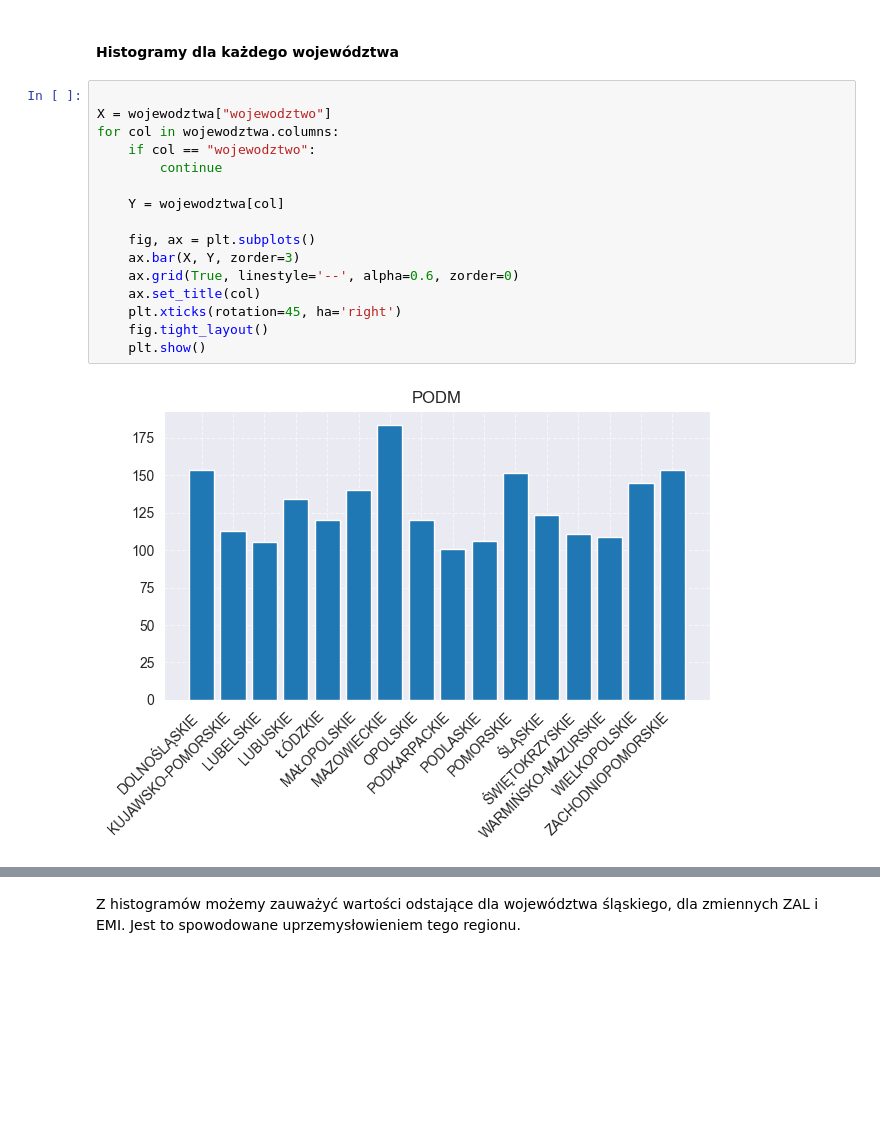
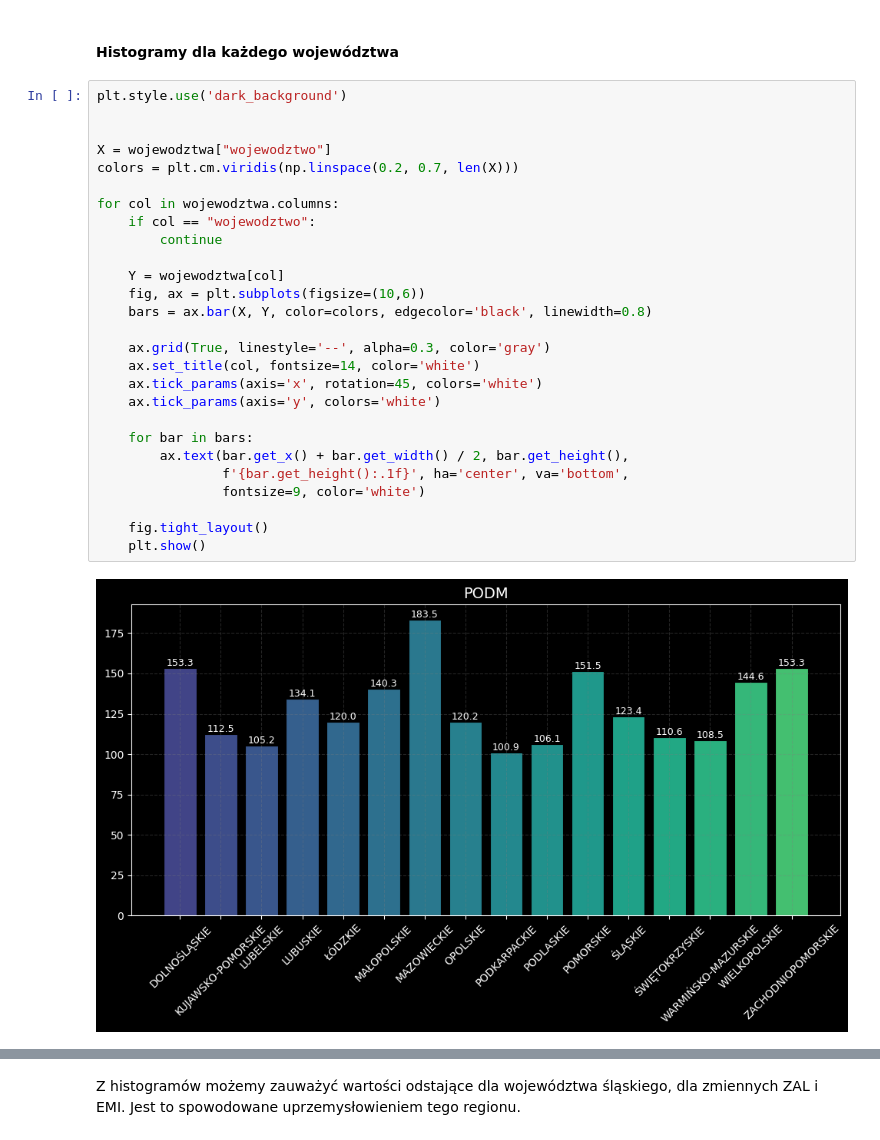
Before and after one commit to Jakaz78/Analiza, a Jupyter notebook: main.ipynb, the cells around one changed output, grey strips where cells are left out. Cells and saved outputs as stored; diff of their text form; blank space fills up the shorter version.

Commit message:
Added some visual changes, project fnished (for now :))

```diff
--- a/main.ipynb
+++ b/main.ipynb
@@ -93,20 +122,31 @@ max     1.860000  20631.000000  8928.600000
 # %% [markdown]
 #### Histogramy dla każdego województwa
 # %%
+plt.style.use('dark_background')
+
 
 X = wojewodztwa["wojewodztwo"]
+colors = plt.cm.viridis(np.linspace(0.2, 0.7, len(X)))
+
 for col in wojewodztwa.columns:
     if col == "wojewodztwo":
         continue
 
     Y = wojewodztwa[col]
+    fig, ax = plt.subplots(figsize=(10,6))
+    bars = ax.bar(X, Y, color=colors, edgecolor='black', linewidth=0.8)
 
-    fig, ax = plt.subplots()
-    ax.bar(X, Y, zorder=3)
-    ax.grid(True, linestyle='--', alpha=0.6, zorder=0)
-    ax.set_title(col)
-    plt.xticks(rotation=45, ha='right')
+    ax.grid(True, linestyle='--', alpha=0.3, color='gray')
+    ax.set_title(col, fontsize=14, color='white')
+    ax.tick_params(axis='x', rotation=45, colors='white')
+    ax.tick_params(axis='y', colors='white')
+
+    for bar in bars:
+        ax.text(bar.get_x() + bar.get_width() / 2, bar.get_height(),
+                f'{bar.get_height():.1f}', ha='center', va='bottom',
+                fontsize=9, color='white')
+
     fig.tight_layout()
     plt.show()
 # %% [output]
-[figure, old version]
+[figure, new version]
```
Also changed, not shown: parts of 19 cells of this notebook, 2 other files.
